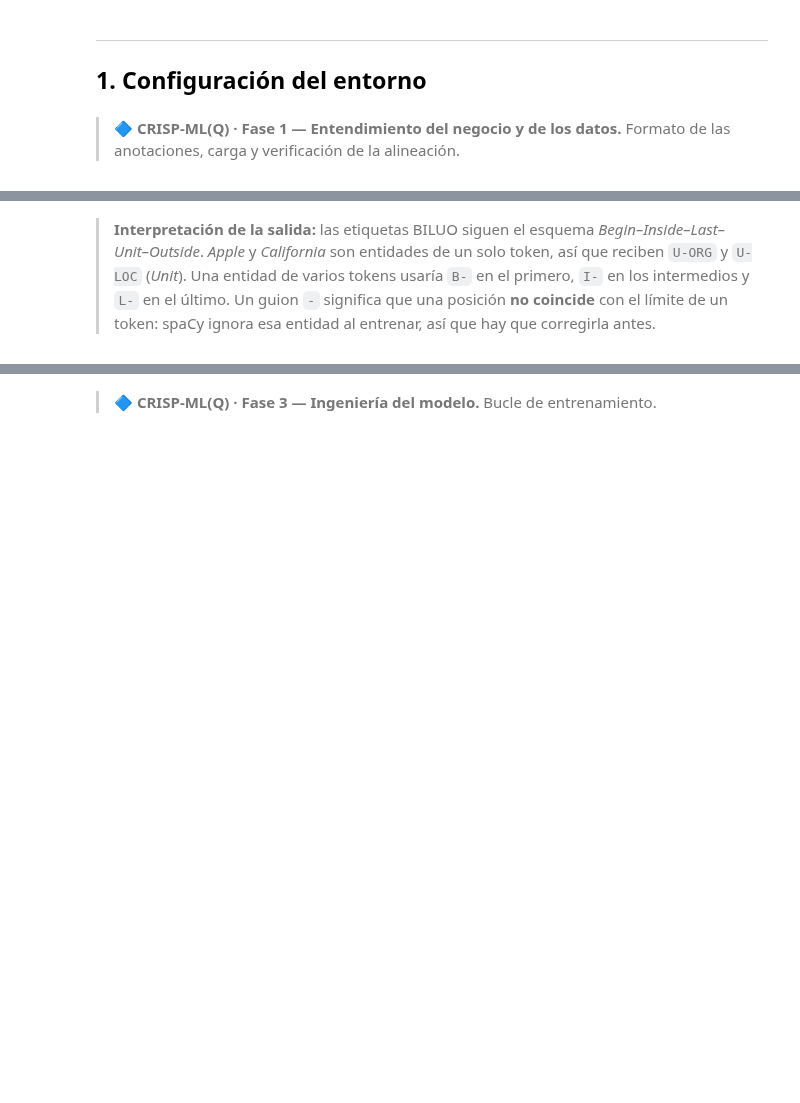
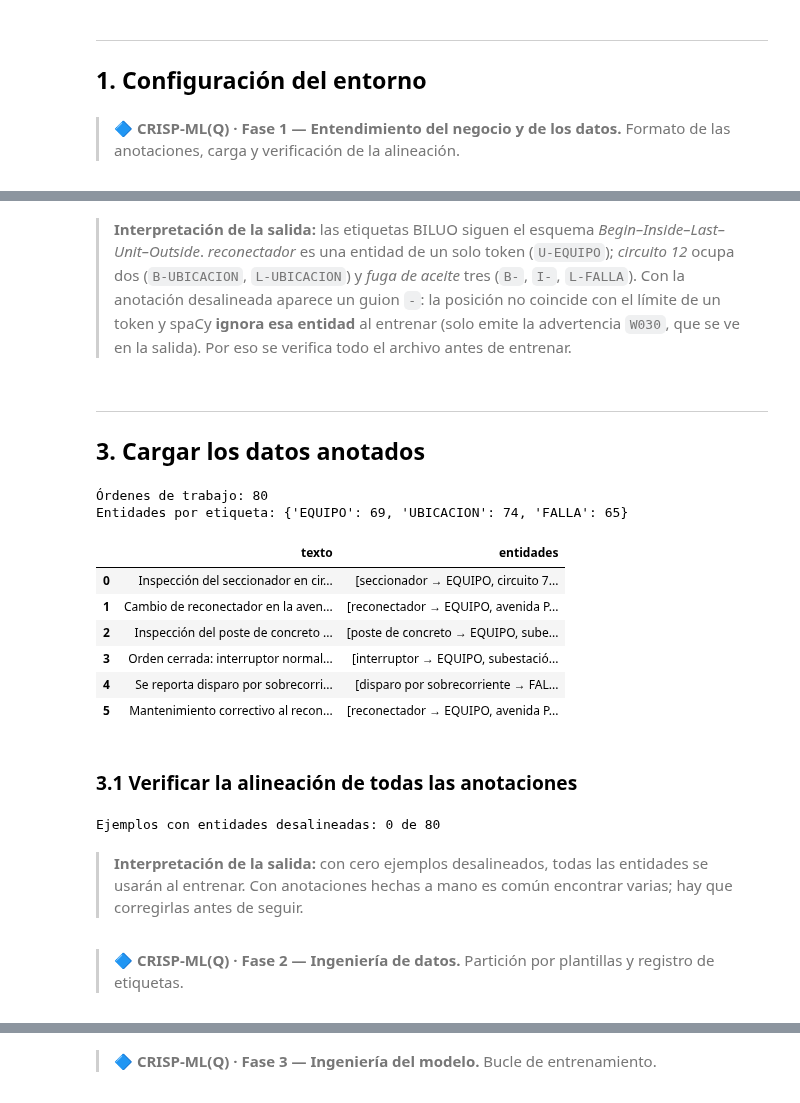
Before and after one commit to EdwinPuertas/courseNLP, a Jupyter notebook: examples/training_ner.ipynb, the cells around one changed output, grey strips where cells are left out. Saved outputs shown, nothing was run; the diff lists cells and outputs as text; code cells hidden in the pictures; blank space fills up the shorter version.

```diff
--- a/examples/training_ner.ipynb
+++ b/examples/training_ner.ipynb
@@ -129,2 +143,42 @@ print(f'Etiquetas BILUO: {tags}')
 # %% [markdown]
-> **Interpretación de la salida:** las etiquetas BILUO siguen el esquema *Begin–Inside–Last–Unit–Outside*. *Apple* y *California* son entidades de un solo token, así que reciben `U-ORG` y `U-LOC` (*Unit*). Una entidad de varios tokens usaría `B-` en el primero, `I-` en los intermedios y `L-` en el último. Un guion `-` significa que una posición **no coincide** con el límite de un token: spaCy ignora esa entidad al entrenar, así que hay que corregirla antes.
+> **Interpretación de la salida:** las etiquetas BILUO siguen el esquema *Begin–Inside–Last–Unit–Outside*. *reconectador* es una entidad de un solo token (`U-EQUIPO`); *circuito 12* ocupa dos (`B-UBICACION`, `L-UBICACION`) y *fuga de aceite* tres (`B-`, `I-`, `L-FALLA`). Con la anotación desalineada aparece un guion `-`: la posición no coincide con el límite de un token y spaCy **ignora esa entidad** al entrenar (solo emite la advertencia `W030`, que se ve en la salida). Por eso se verifica todo el archivo antes de entrenar.
+# %% [markdown]
+---
+
+## 3. Cargar los datos anotados
+# %%
+# Formato: lista de {"text": str, "entities": [[inicio, fin, etiqueta], ...], "plantilla": int}
+with open(DIR_DATA / 'ordenes_trabajo_ner.json', 'r', encoding='utf-8') as f:
+    data = json.load(f)
+
+print(f'Órdenes de trabajo: {len(data)}')
+print('Entidades por etiqueta:', dict(Counter(l for d in data for _, _, l in d['entities'])))
+pd.DataFrame([{'texto': d['text'], 'entidades': [d['text'][s:e] + ' → ' + l for s, e, l in d['entities']]}
+              for d in data[:6]])
+# %% [output]
+Órdenes de trabajo: 80
+Entidades por etiqueta: {'EQUIPO': 69, 'UBICACION': 74, 'FALLA': 65}
+|  | texto | entidades |
+| 0 | Inspección del seccionador en cir... | [seccionador → EQUIPO, circuito 7... |
+| 1 | Cambio de reconectador en la aven... | [reconectador → EQUIPO, avenida P... |
+| 2 | Inspección del poste de concreto ... | [poste de concreto → EQUIPO, sube... |
+| 3 | Orden cerrada: interruptor normal... | [interruptor → EQUIPO, subestació... |
+| 4 | Se reporta disparo por sobrecorri... | [disparo por sobrecorriente → FAL... |
+| 5 | Mantenimiento correctivo al recon... | [reconectador → EQUIPO, avenida P... |
+# %% [markdown]
+### 3.1 Verificar la alineación de todas las anotaciones
+# %%
+problemas = 0
+for i, entry in enumerate(data):
+    doc = nlp_blank.make_doc(entry['text'])
+    tags = offsets_to_biluo_tags(doc, [tuple(e) for e in entry['entities']])
+    if '-' in tags:
+        problemas += 1
+        print(f'⚠️ Ejemplo {i} desalineado: {list(zip([t.text for t in doc], tags))}')
+print(f'Ejemplos con entidades desalineadas: {problemas} de {len(data)}')
+# %% [output]
+Ejemplos con entidades desalineadas: 0 de 80
+# %% [markdown]
+> **Interpretación de la salida:** con cero ejemplos desalineados, todas las entidades se usarán al entrenar. Con anotaciones hechas a mano es común encontrar varias; hay que corregirlas antes de seguir.
+# %% [markdown]
+> 🔷 **CRISP-ML(Q) · Fase 2 — Ingeniería de datos.** Partición por plantillas y registro de etiquetas.
```
Also changed, not shown: parts of 41 cells of this notebook, 14 other files.
